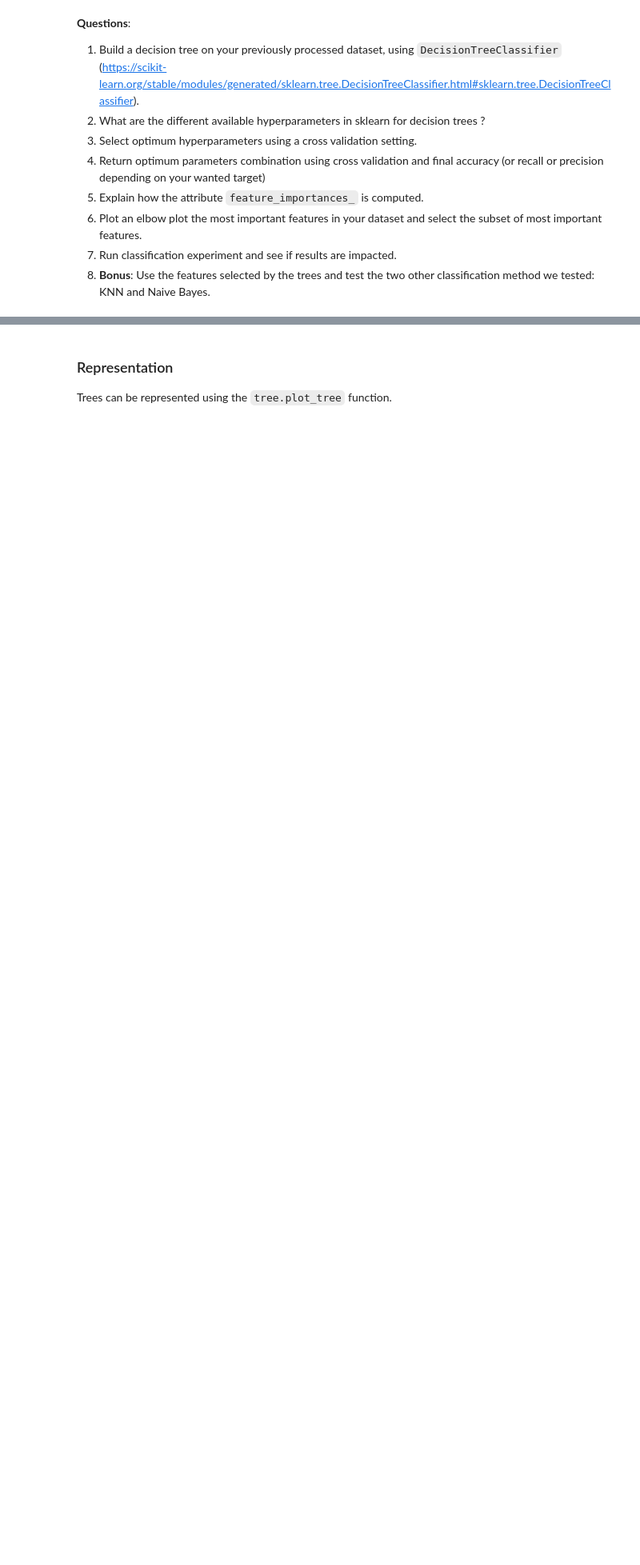
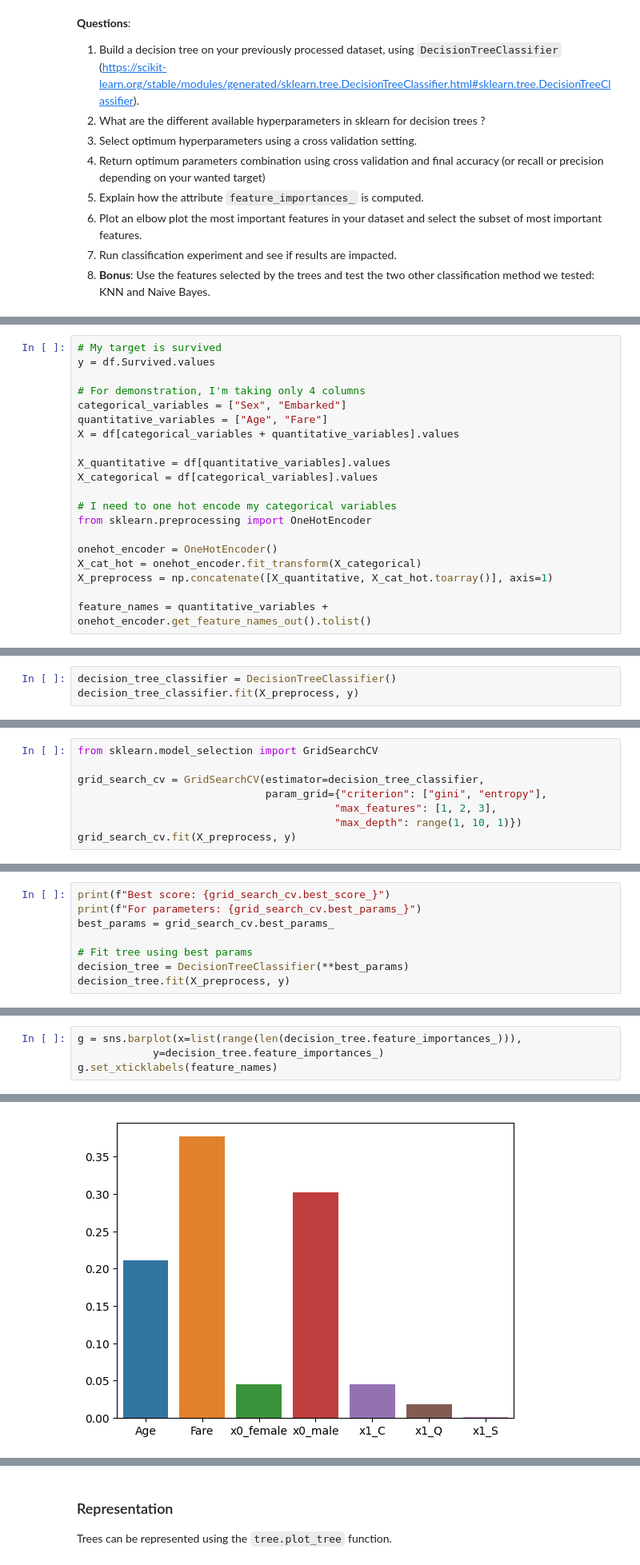
Before and after one commit to SphRbtHyk/miashs_introduction_ml, a Jupyter notebook: lab7/classification_trees.ipynb, the cells around one changed output, grey strips where cells are left out. Shown: that part at 80% size. Saved outputs shown, nothing was run; the diff lists cells and outputs as text; blank space fills up the shorter version.

```diff
--- a/lab7/classification_trees.ipynb
+++ b/lab7/classification_trees.ipynb
@@ -17,0 +25,20 @@ This lab is a level up from previous sessions ! There is no code snippet for dem
+# %%
+# My target is survived
+y = df.Survived.values
+
+# For demonstration, I'm taking only 4 columns
+categorical_variables = ["Sex", "Embarked"]
+quantitative_variables = ["Age", "Fare"]
+X = df[categorical_variables + quantitative_variables].values
+
+X_quantitative = df[quantitative_variables].values
+X_categorical = df[categorical_variables].values
+
+# I need to one hot encode my categorical variables
+from sklearn.preprocessing import OneHotEncoder
+
+onehot_encoder = OneHotEncoder()
+X_cat_hot = onehot_encoder.fit_transform(X_categorical)
+X_preprocess = np.concatenate([X_quantitative, X_cat_hot.toarray()], axis=1)
+
+feature_names = quantitative_variables +  onehot_encoder.get_feature_names_out().tolist()
@@ -17,0 +49,3 @@ This lab is a level up from previous sessions ! There is no code snippet for dem
+# %%
+decision_tree_classifier = DecisionTreeClassifier()
+decision_tree_classifier.fit(X_preprocess, y)
@@ -17,0 +65,8 @@ This lab is a level up from previous sessions ! There is no code snippet for dem
+# %%
+from sklearn.model_selection import GridSearchCV
+
+grid_search_cv = GridSearchCV(estimator=decision_tree_classifier,
+                              param_grid={"criterion": ["gini", "entropy"],
+                                         "max_features": [1, 2, 3],
+                                         "max_depth": range(1, 10, 1)})
+grid_search_cv.fit(X_preprocess, y)
@@ -17,0 +77,8 @@ This lab is a level up from previous sessions ! There is no code snippet for dem
+# %%
+print(f"Best score: {grid_search_cv.best_score_}")
+print(f"For parameters: {grid_search_cv.best_params_}")
+best_params = grid_search_cv.best_params_
+
+# Fit tree using best params
+decision_tree = DecisionTreeClassifier(**best_params)
+decision_tree.fit(X_preprocess, y)
@@ -17,0 +93,5 @@ This lab is a level up from previous sessions ! There is no code snippet for dem
+# %%
+g = sns.barplot(x=list(range(len(decision_tree.feature_importances_))),
+            y=decision_tree.feature_importances_)
+g.set_xticklabels(feature_names)
+# %% [output]
@@ -17,0 +105 @@ This lab is a level up from previous sessions ! There is no code snippet for dem
+[figure, added]
```
Also changed, not shown: parts of 25 cells of this notebook.
